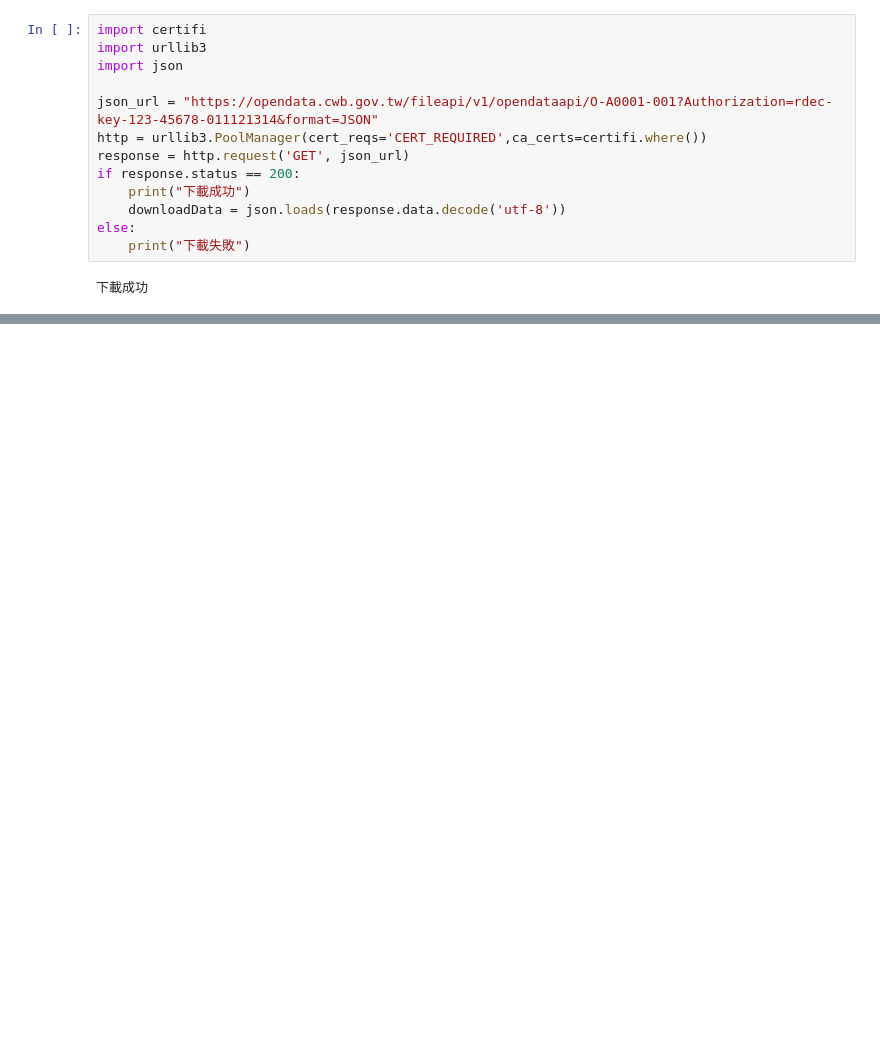
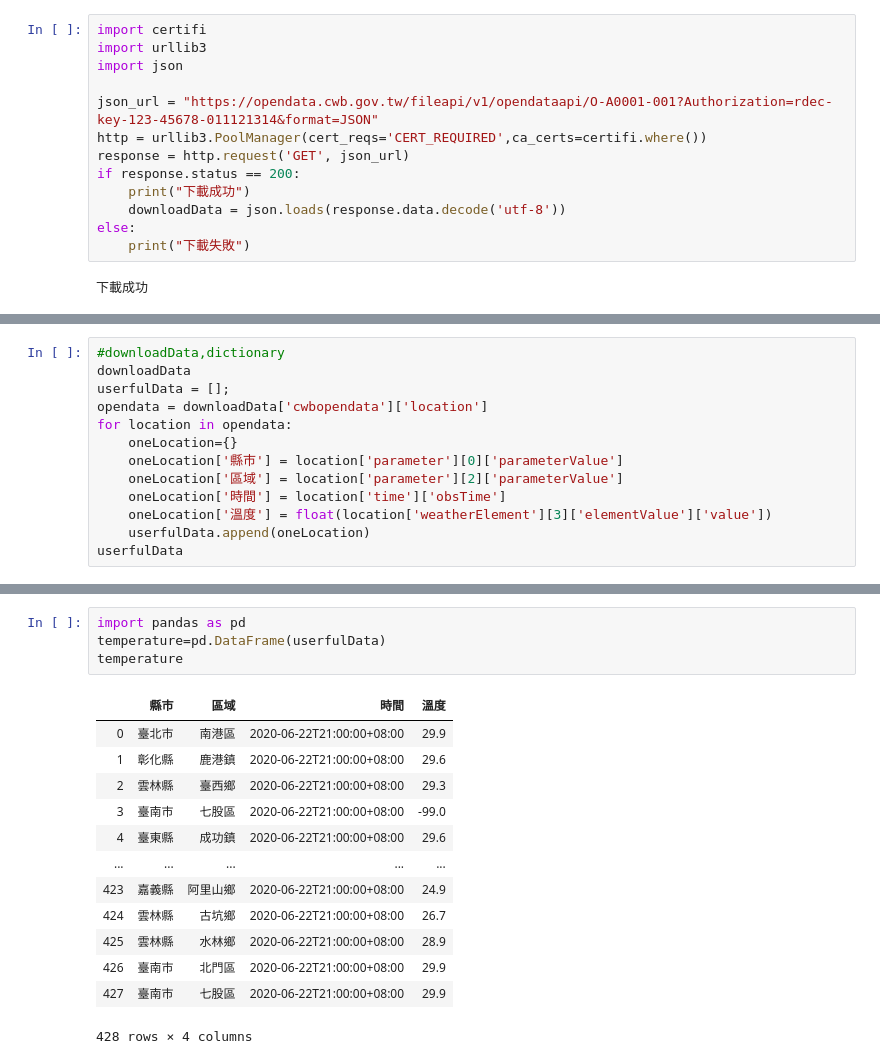
Before and after one commit to a29571508/PythonForDataAnalysis, a Jupyter notebook: 上課內容/sample31.ipynb, the cells around one changed output, grey strips where cells are left out. Drawn from its saved outputs; the diff is of its cells as text; blank space fills up the shorter version.

```diff
--- a/上課內容/sample31.ipynb
+++ b/上課內容/sample31.ipynb
@@ -36,0 +16,13 @@ downloadData
+# %%
+#downloadData,dictionary
+downloadData
+userfulData = [];
+opendata = downloadData['cwbopendata']['location']
+for location in opendata:
+    oneLocation={}
+    oneLocation['縣市'] = location['parameter'][0]['parameterValue']
+    oneLocation['區域'] = location['parameter'][2]['parameterValue']
+    oneLocation['時間'] = location['time']['obsTime']
+    oneLocation['溫度'] = float(location['weatherElement'][3]['elementValue']['value'])
+    userfulData.append(oneLocation)
+userfulData
@@ -36,0 +47,18 @@ downloadData
+# %%
+import pandas as pd
+temperature=pd.DataFrame(userfulData)
+temperature
+# %% [output]
+|  | 縣市 | 區域 | 時間 | 溫度 |
+| 0 | 臺北市 | 南港區 | 2020-06-22T21:00:00+08:00 | 29.9 |
+| 1 | 彰化縣 | 鹿港鎮 | 2020-06-22T21:00:00+08:00 | 29.6 |
+| 2 | 雲林縣 | 臺西鄉 | 2020-06-22T21:00:00+08:00 | 29.3 |
+| 3 | 臺南市 | 七股區 | 2020-06-22T21:00:00+08:00 | -99.0 |
+| 4 | 臺東縣 | 成功鎮 | 2020-06-22T21:00:00+08:00 | 29.6 |
+| ... | ... | ... | ... | ... |
+| 423 | 嘉義縣 | 阿里山鄉 | 2020-06-22T21:00:00+08:00 | 24.9 |
+| 424 | 雲林縣 | 古坑鄉 | 2020-06-22T21:00:00+08:00 | 26.7 |
+| 425 | 雲林縣 | 水林鄉 | 2020-06-22T21:00:00+08:00 | 28.9 |
+| 426 | 臺南市 | 北門區 | 2020-06-22T21:00:00+08:00 | 29.9 |
+| 427 | 臺南市 | 七股區 | 2020-06-22T21:00:00+08:00 | 29.9 |
+428 rows × 4 columns
```
Also changed, not shown: parts of 2 cells of this notebook.
